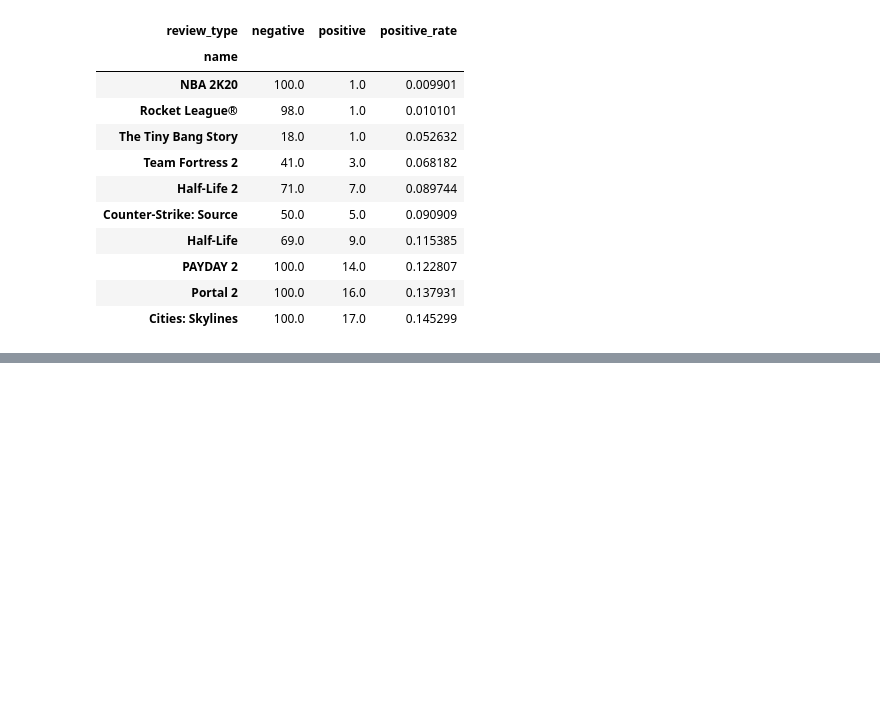
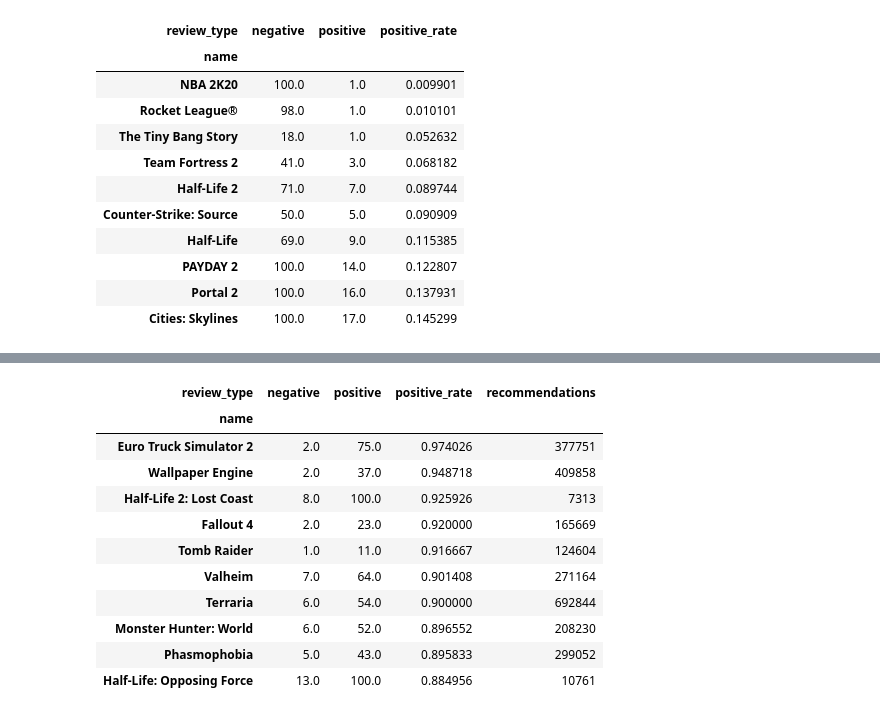
Before and after one commit to weejiwon-95/steamRecommendation, a Jupyter notebook: leanring/recommend.ipynb, the cells around one changed output, grey strips where cells are left out. Drawn from its saved outputs; the diff is of its cells as text; code cells hidden in the pictures; blank space fills up the shorter version.

```diff
--- a/leanring/recommend.ipynb
+++ b/leanring/recommend.ipynb
@@ -220,0 +221,15 @@ reviews[reviews.steam_appid==1089350]
+# %%
+rate_table.sort_values(by=['positive_rate', 'recommendations'], ascending=False)[:10]
+# %% [output]
+| review_type | negative | positive | positive_rate | recommendations |
+| name |  |  |  |  |
+| Euro Truck Simulator 2 | 2.0 | 75.0 | 0.974026 | 377751 |
+| Wallpaper Engine | 2.0 | 37.0 | 0.948718 | 409858 |
+| Half-Life 2: Lost Coast | 8.0 | 100.0 | 0.925926 | 7313 |
+| Fallout 4 | 2.0 | 23.0 | 0.920000 | 165669 |
+| Tomb Raider | 1.0 | 11.0 | 0.916667 | 124604 |
+| Valheim | 7.0 | 64.0 | 0.901408 | 271164 |
+| Terraria | 6.0 | 54.0 | 0.900000 | 692844 |
+| Monster Hunter: World | 6.0 | 52.0 | 0.896552 | 208230 |
+| Phasmophobia | 5.0 | 43.0 | 0.895833 | 299052 |
+| Half-Life: Opposing Force | 13.0 | 100.0 | 0.884956 | 10761 |
```
Also changed, not shown: parts of 9 cells of this notebook.
